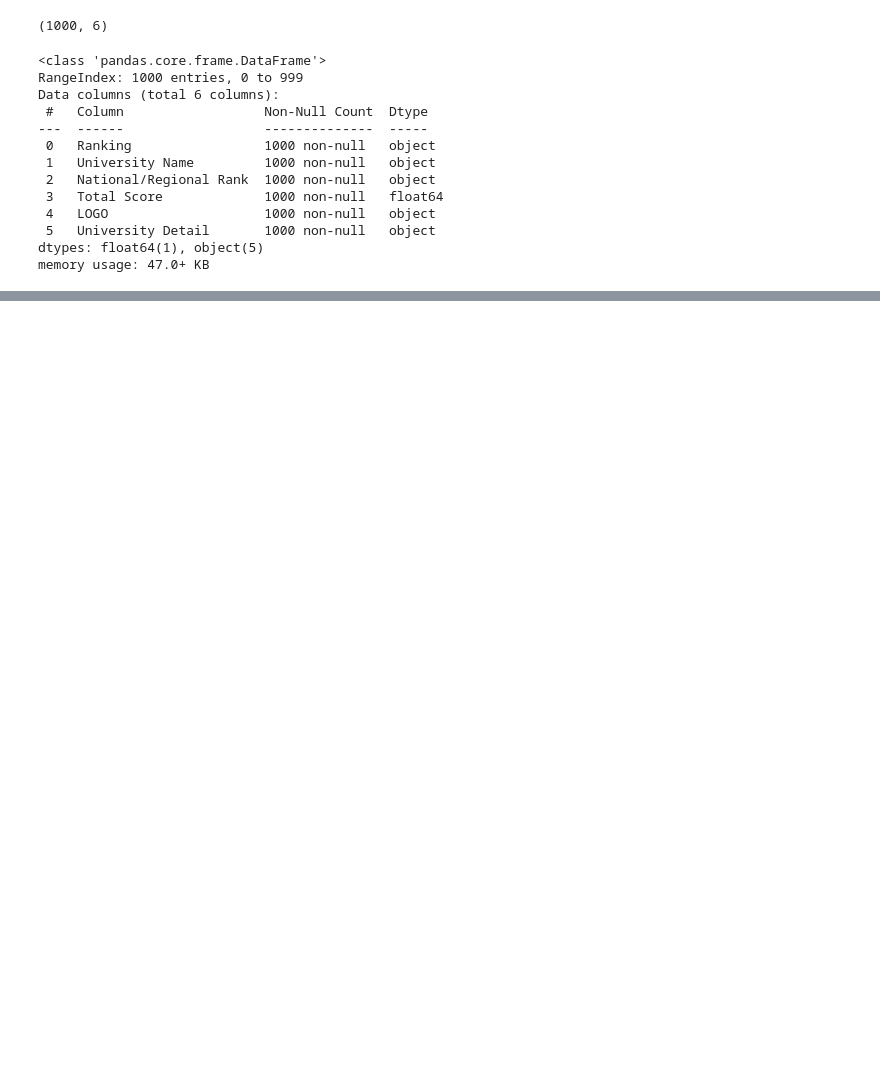
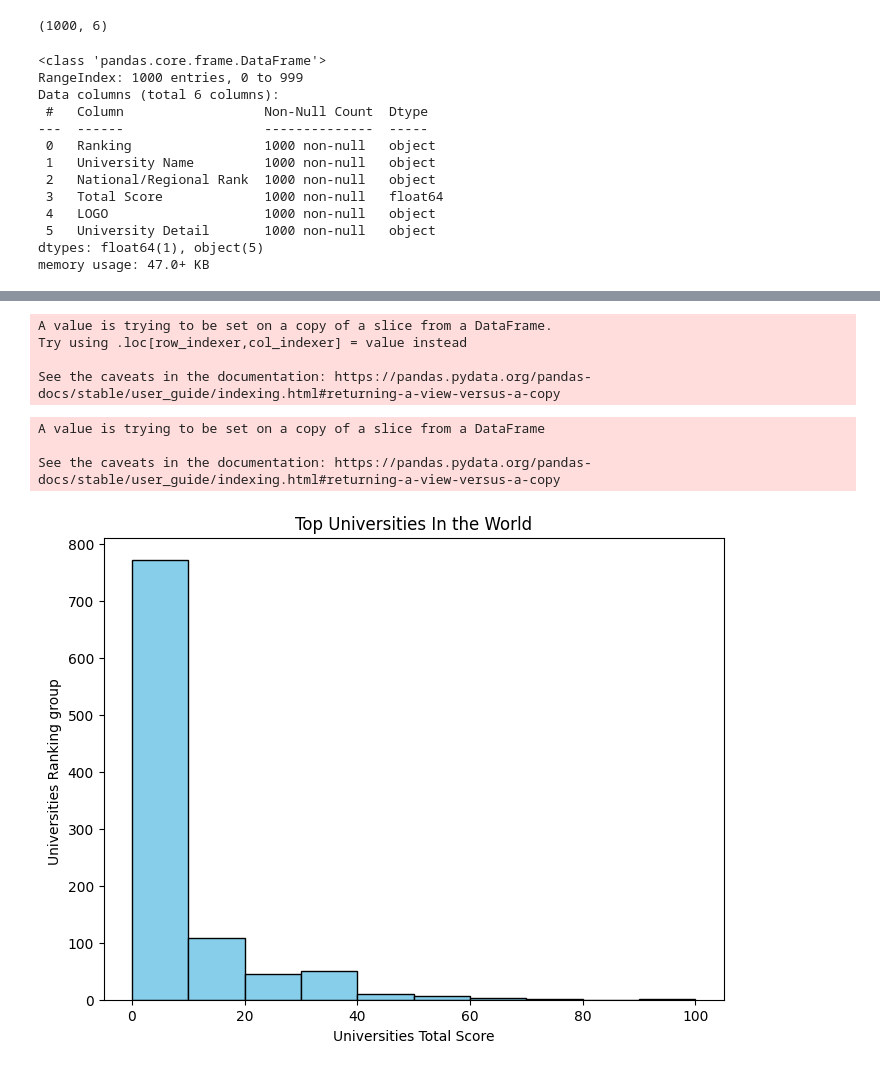
Before and after one commit to raseel4/Data_analysis_project_2, a Jupyter notebook: Project_2.ipynb, the cells around one changed output, grey strips where cells are left out. Saved outputs shown, nothing was run; the diff lists cells and outputs as text; code cells hidden in the pictures; blank space fills up the shorter version.

```diff
--- a/Project_2.ipynb
+++ b/Project_2.ipynb
@@ -873,0 +1137,4 @@ memory usage: 47.0+ KB
+# %%
+#  Becasue we have dash " - " in Ranking column
+
+df_SR_choosen_col['New_Rank'] = df_SR_choosen_col['Ranking'].apply(lambda x : int(x.split('-')[0]))
@@ -873,0 +1146,4 @@ memory usage: 47.0+ KB
+# %%
+# we dropped Ranking column because we already has the same values in: New_Rank
+
+df_SR_choosen_col.drop(columns=['Ranking'], inplace=True)
@@ -873,0 +1187,28 @@ memory usage: 47.0+ KB
+# %%
+# Created new column for National/regional Rank  Becasue the original one has dash ('-') in column.
+
+df_SR_choosen_col['New_National/Regional Rank'] = df_SR_choosen_col['National/Regional Rank'].apply(lambda x : int(x.split('-')[0]))
+# %% [output]
+A value is trying to be set on a copy of a slice from a DataFrame.
+Try using .loc[row_indexer,col_indexer] = value instead
+
+See the caveats in the documentation: https://pandas.pydata.org/pandas-docs/stable/user_guide/indexing.html#returning-a-view-versus-a-copy
+# %%
+# Dropped the old one to make it clear and orgranzied
+
+df_SR_choosen_col.drop(columns=['National/Regional Rank'], inplace=True)
+# %% [output]
+A value is trying to be set on a copy of a slice from a DataFrame
+
+See the caveats in the documentation: https://pandas.pydata.org/pandas-docs/stable/user_guide/indexing.html#returning-a-view-versus-a-copy
+# %%
+# To see Total Score of Universities
+
+plt.figure(figsize=(8, 6))
+plt.hist(df_SR_choosen_col['Total Score'], bins=10, color='skyblue', edgecolor='black')
+plt.xlabel('Universities Total Score')
+plt.ylabel('Universities Ranking group ')
+plt.title('Top Universities In the World')
+plt.show()
+# %% [output]
+[figure, added]
```
Also changed, not shown: parts of 95 cells of this notebook.
